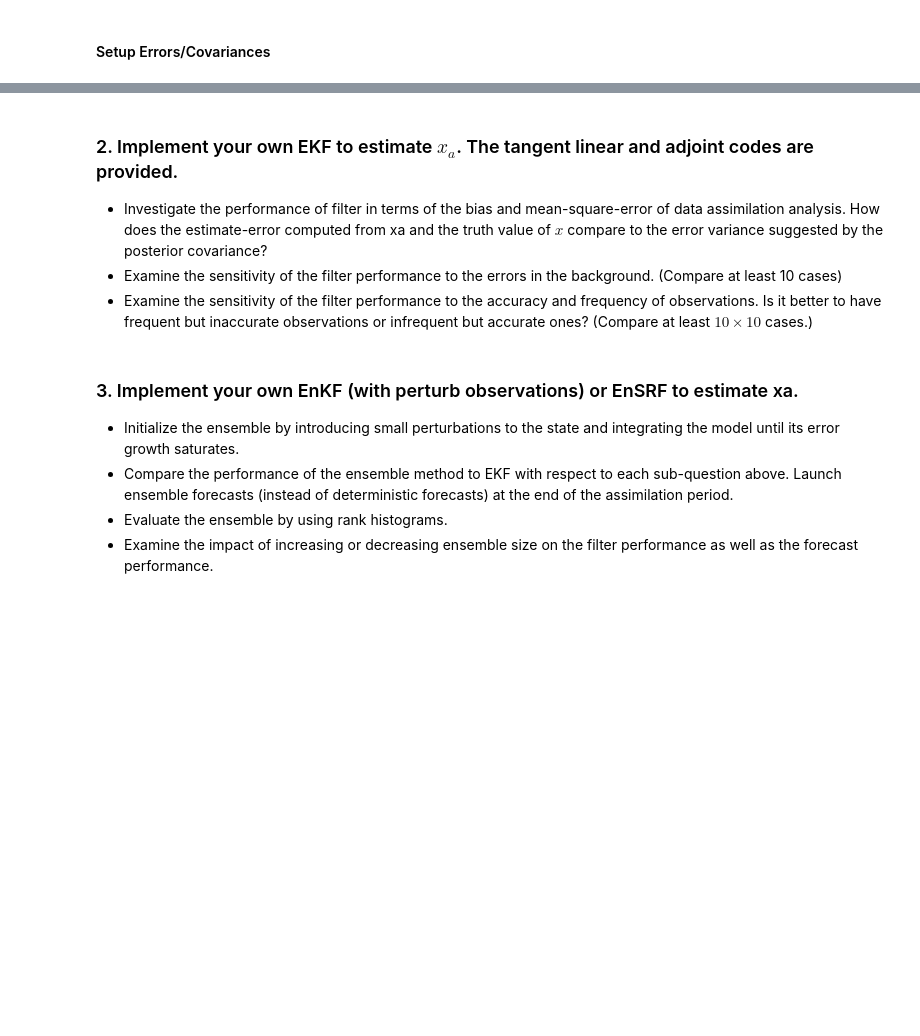
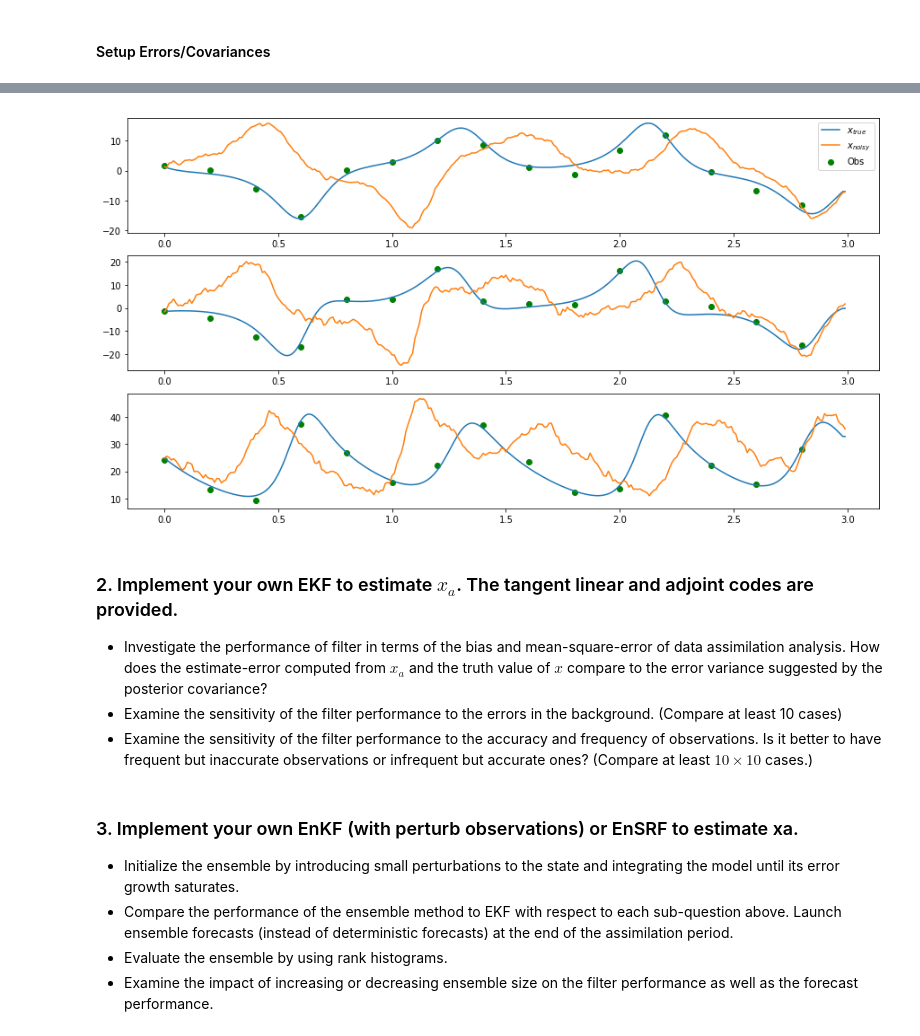
Before and after one commit to Markleonard1019/ASEN, a Jupyter notebook: midterm_Q2.ipynb, the cells around one changed output, grey strips where cells are left out. Drawn from its saved outputs; the diff is of its cells as text; code cells hidden in the pictures; blank space fills up the shorter version.

```diff
--- a/midterm_Q2.ipynb
+++ b/midterm_Q2.ipynb
@@ -139,6 +187,16 @@ plt.show()
+# %%
+## Plot true state; state evolved with process noise; true state + measurement noise
+plt.figure(figsize=[15,8])
+plt.subplot(3,1,1) ; plt.plot(t_sys, x_true[0,:],label='$x_{true}$') ; plt.plot(t_sys, x_s[0,:],label='$x_{noisy}$') ; plt.scatter(t_obs, y[0,:],color='green',label='Obs')
+plt.legend()
+plt.subplot(3,1,2) ; plt.plot(t_sys, x_true[1,:]) ; plt.plot(t_sys, x_s[1,:]) ; plt.scatter(t_obs, y[1,:],color='green')
+plt.subplot(3,1,3) ; plt.plot(t_sys, x_true[2,:]) ; plt.plot(t_sys, x_s[2,:]) ; plt.scatter(t_obs, y[2,:],color='green')
+plt.show()
+# %% [output]
+[figure, added]
 # %% [markdown]
 ### 2. Implement your own EKF to estimate $x_a$. The tangent linear and adjoint codes are provided.
- - Investigate the performance of filter in terms of the bias and mean-square-error of data assimilation analysis. How does the estimate-error computed from xa and the truth value of $x$ compare to the error variance suggested by the posterior covariance?
+ - Investigate the performance of filter in terms of the bias and mean-square-error of data assimilation analysis. How does the estimate-error computed from $x_a$ and the truth value of $x$ compare to the error variance suggested by the posterior covariance?
  - Examine the sensitivity of the filter performance to the errors in the background. (Compare at least 10 cases)
  - Examine the sensitivity of the filter performance to the accuracy and frequency of observations. Is it better to have frequent but inaccurate observations or infrequent but accurate ones? (Compare at least $10\times 10$ cases.)
 # %% [markdown]
```
Also changed, not shown: parts of 8 cells of this notebook.
